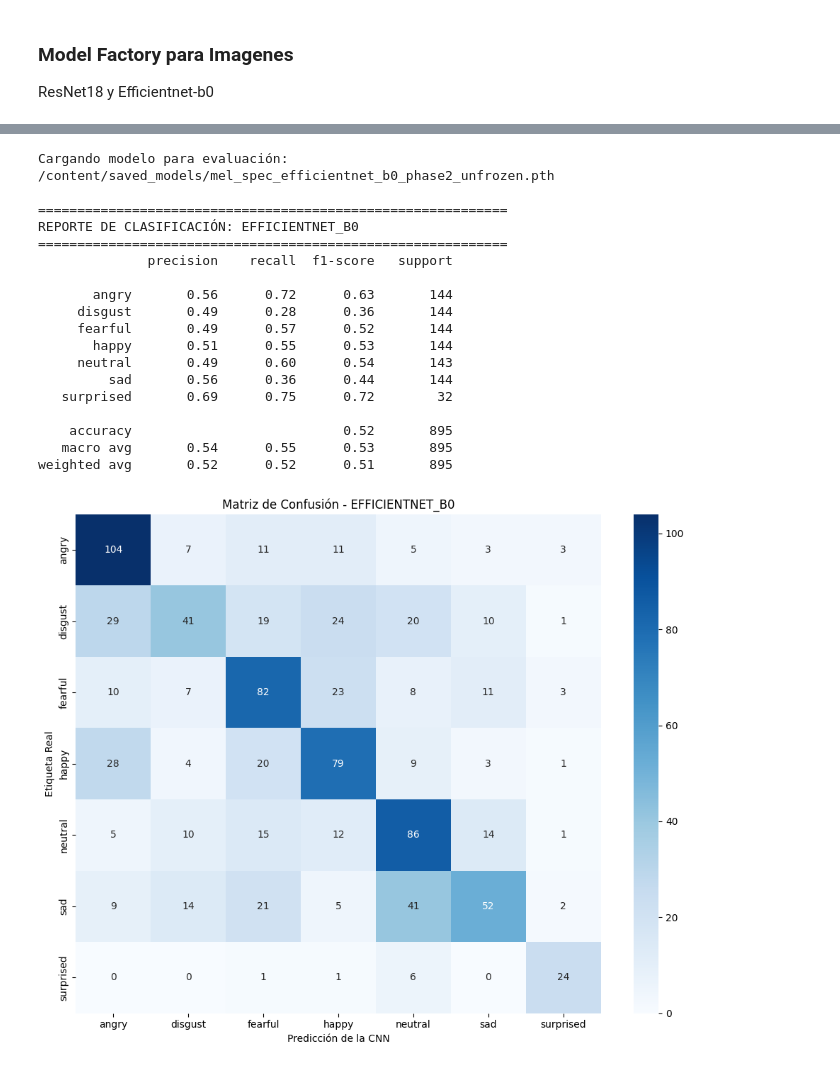
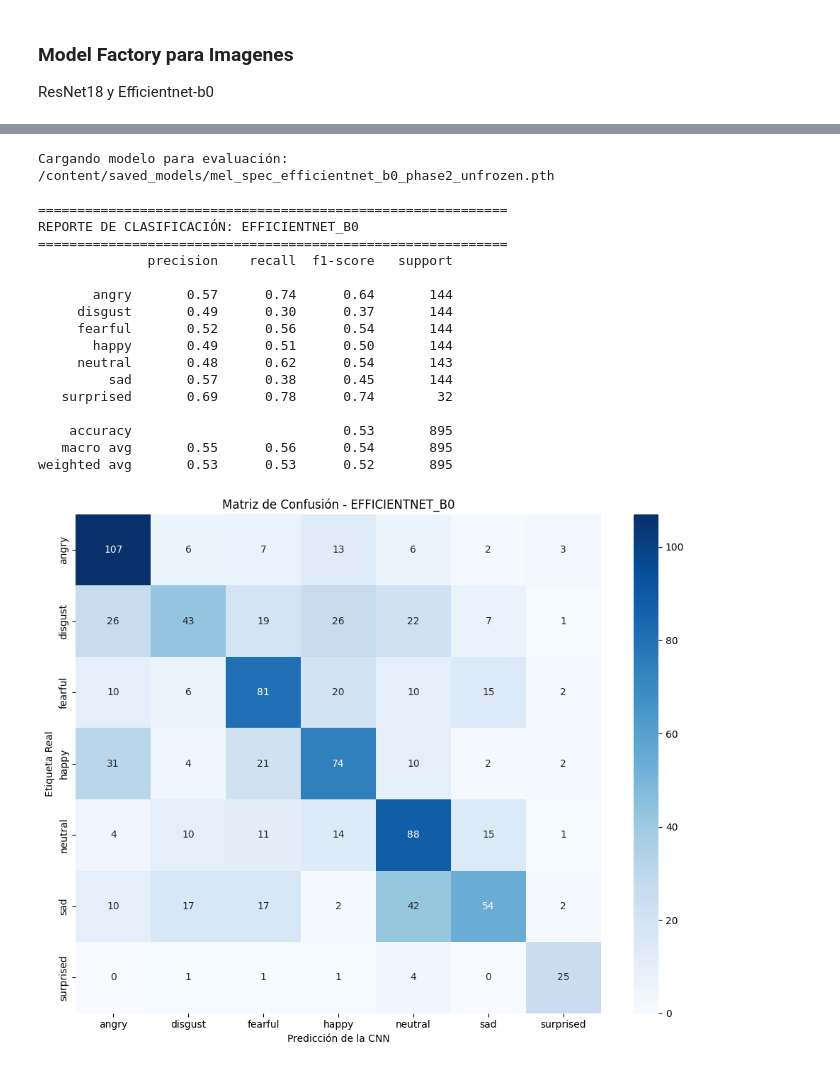
Before and after one commit to AcSsalazar/The-Color-of-Emotions, a Jupyter notebook: Notebooks/4.2-fine-tuning-png-vs-tensor.ipynb, the cells around one changed output, grey strips where cells are left out. Cells and saved outputs as stored; diff of their text form; code cells hidden in the pictures.

Commit message:
Firts full execution of model train functions

```diff
--- a/Notebooks/4.2-fine-tuning-png-vs-tensor.ipynb
+++ b/Notebooks/4.2-fine-tuning-png-vs-tensor.ipynb
@@ -243,6 +244,20 @@ Funcion para entrenar con ResNet o Efficientnet-b0, las funciones de entrenamien
 * Numero de intentos antes de detener el entrenamiento `patience`,
 * Configuracion de los pesos `weight_decay`.
 # %%
+
+def set_global_seed(seed=42):
+    random.seed(seed)
+    np.random.seed(seed)
+    torch.manual_seed(seed)
+    torch.cuda.manual_seed_all(seed)
+    torch.backends.cudnn.deterministic = True
+    torch.backends.cudnn.benchmark = False
+
+def cleanup_state():
+    gc.collect()
+    if torch.cuda.is_available():
+        torch.cuda.empty_cache()
+
 def train_model_tensor(
     model,
     train_loader,
@@ -250,28 +265,29 @@ def train_model_tensor(
     save_path,
     epochs=20,
     lr=1e-3,
-    patience=5,
+    patience=4,
     weight_decay=1e-2
 ):
     criterion = nn.CrossEntropyLoss()
     optimizer = optim.AdamW(filter(lambda p: p.requires_grad, model.parameters()),
                             lr=lr, weight_decay=weight_decay)
+
+    # scheduler maximiza F1 macro
     scheduler = optim.lr_scheduler.ReduceLROnPlateau(
-        optimizer, mode='min', factor=0.5, patience=2
+        optimizer, mode='max', factor=0.5, patience=2
     )
     scaler = torch.amp.GradScaler('cuda', enabled=torch.cuda.is_available())
 
-    best_val_loss = float("inf")
+    # mejor checkpoint por F1 macro
+    best_val_f1 = -1.0
     trigger = 0
 
     for epoch in range(epochs):
-        # --- Train ---
         model.train()
         train_loss, train_correct, train_total = 0.0, 0, 0
 
         for x, y in train_loader:
             x, y = x.to(device, non_blocking=True), y.to(device, non_blocking=True)
-
             optimizer.zero_grad(set_to_none=True)
 
             with torch.amp.autocast('cuda', enabled=torch.cuda.is_available()):
@@ -287,10 +303,9 @@ def train_model_tensor(
             train_correct += (preds == y).sum().item()
             train_total += y.size(0)
 
-        train_loss /= train_total
-        train_acc = train_correct / train_total
+        train_loss /= max(train_total, 1)
+        train_acc = train_correct / max(train_total, 1)
 
-        # --- Val ---
         model.eval()
         val_loss, val_correct, val_total = 0.0, 0, 0
         all_val_y, all_val_p = [], []
@@ -307,23 +322,22 @@ def train_model_tensor(
 
                 val_correct += (preds == y).sum().item()
                 val_total += y.size(0)
-
                 all_val_y.extend(y.cpu().numpy())
                 all_val_p.extend(preds.cpu().numpy())
 
-        val_loss /= val_total
-        val_acc = val_correct / val_total
+        val_loss /= max(val_total, 1)
+        val_acc = val_correct / max(val_total, 1)
         val_f1_macro = f1_score(all_val_y, all_val_p, average='macro')
 
-        scheduler.step(val_loss)
+        scheduler.step(val_f1_macro)
         lr_now = optimizer.param_groups[0]['lr']
 
         print(f"[{epoch+1:02d}/{epochs}] lr={lr_now:.1e} | "
               f"train_loss={train_loss:.4f} acc={train_acc:.4f} | "
               f"val_loss={val_loss:.4f} acc={val_acc:.4f} f1m={val_f1_macro:.4f}")
 
-        if val_loss < best_val_loss:
-            best_val_loss = val_loss
+        if val_f1_macro > best_val_f1:
+            best_val_f1 = val_f1_macro
             torch.save(model.state_dict(), save_path)
             trigger = 0
         else:
@@ -504,7 +524,7 @@ best_fase1_18 = train_model_tensor(
     train_loader=train_loader,
     val_loader=val_loader,
     save_path=phase1_path,
-    epochs=20,
+    epochs=15,
     lr=1e-3,
     patience=4
 )
@@ -813,7 +838,7 @@ def evaluate_model(model_path, test_loader, class_names, model_arch):
     print(f"Cargando modelo para evaluación: {model_path}")
 
     # Instanciamos una arquitectura vacía (sin congelar nada) y cargamos los pesos finales
-    model = ModelFactory.get_model(model_name=model_arch, num_classes=len(class_names), freeze_base=False)
+    model = ImageModelFactory.get_model(model_name=model_arch, num_classes=len(class_names), freeze_base=False)
     model.load_state_dict(torch.load(model_path, weights_only=True))
     model.to(device)
     model.eval() # Modo evaluación: congela capas de Dropout y BatchNorm
@@ -845,41 +870,41 @@ def evaluate_model(model_path, test_loader, class_names, model_arch):
     cm = confusion_matrix(all_labels, all_preds)
     plt.figure(figsize=(10, 8))
     sns.heatmap(cm, annot=True, fmt='d', cmap='Blues', xticklabels=class_names, yticklabels=class_names)
     plt.title(f'Matriz de Confusión - {model_arch.upper()}')
     plt.ylabel('Etiqueta Real')
     plt.xlabel('Predicción de la CNN')
     plt.tight_layout()
     plt.show()
 
     # Memory Management: Limpieza de la GPU tras la inferencia
     del model
     torch.cuda.empty_cache()
     gc.collect()
 
 # Ejecutamos la evaluación con el modelo recién entrenado
 evaluate_model(
     model_path=best_model_path_phase2,
     test_loader=test_loader,
     class_names=class_names,
     model_arch=MODEL_ARCHITECTURE
 )
 # %% [output]
 Cargando modelo para evaluación: /content/saved_models/mel_spec_efficientnet_b0_phase2_unfrozen.pth
 
 ============================================================
 REPORTE DE CLASIFICACIÓN: EFFICIENTNET_B0
 ============================================================
               precision    recall  f1-score   support
 
-       angry       0.56      0.72      0.63       144
-     disgust       0.49      0.28      0.36       144
-     fearful       0.49      0.57      0.52       144
-       happy       0.51      0.55      0.53       144
-     neutral       0.49      0.60      0.54       143
-         sad       0.56      0.36      0.44       144
-   surprised       0.69      0.75      0.72        32
+       angry       0.57      0.74      0.64       144
+     disgust       0.49      0.30      0.37       144
+     fearful       0.52      0.56      0.54       144
+       happy       0.49      0.51      0.50       144
+     neutral       0.48      0.62      0.54       143
+         sad       0.57      0.38      0.45       144
+   surprised       0.69      0.78      0.74        32
 
-    accuracy                           0.52       895
-   macro avg       0.54      0.55      0.53       895
-weighted avg       0.52      0.52      0.51       895
+    accuracy                           0.53       895
+   macro avg       0.55      0.56      0.54       895
+weighted avg       0.53      0.53      0.52       895
-[figure, old version]
+[figure, new version]
```
Also changed, not shown: parts of 20 cells of this notebook.
